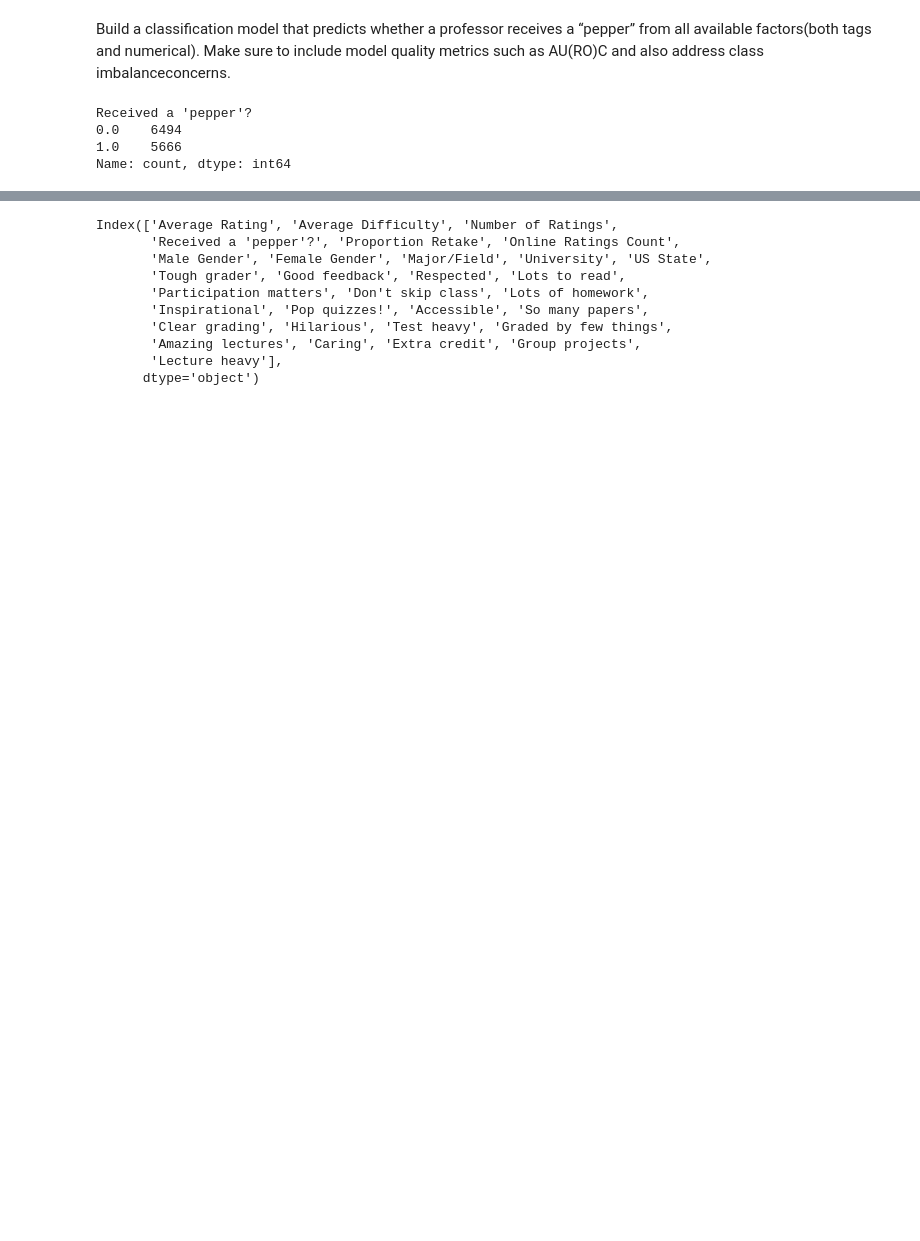
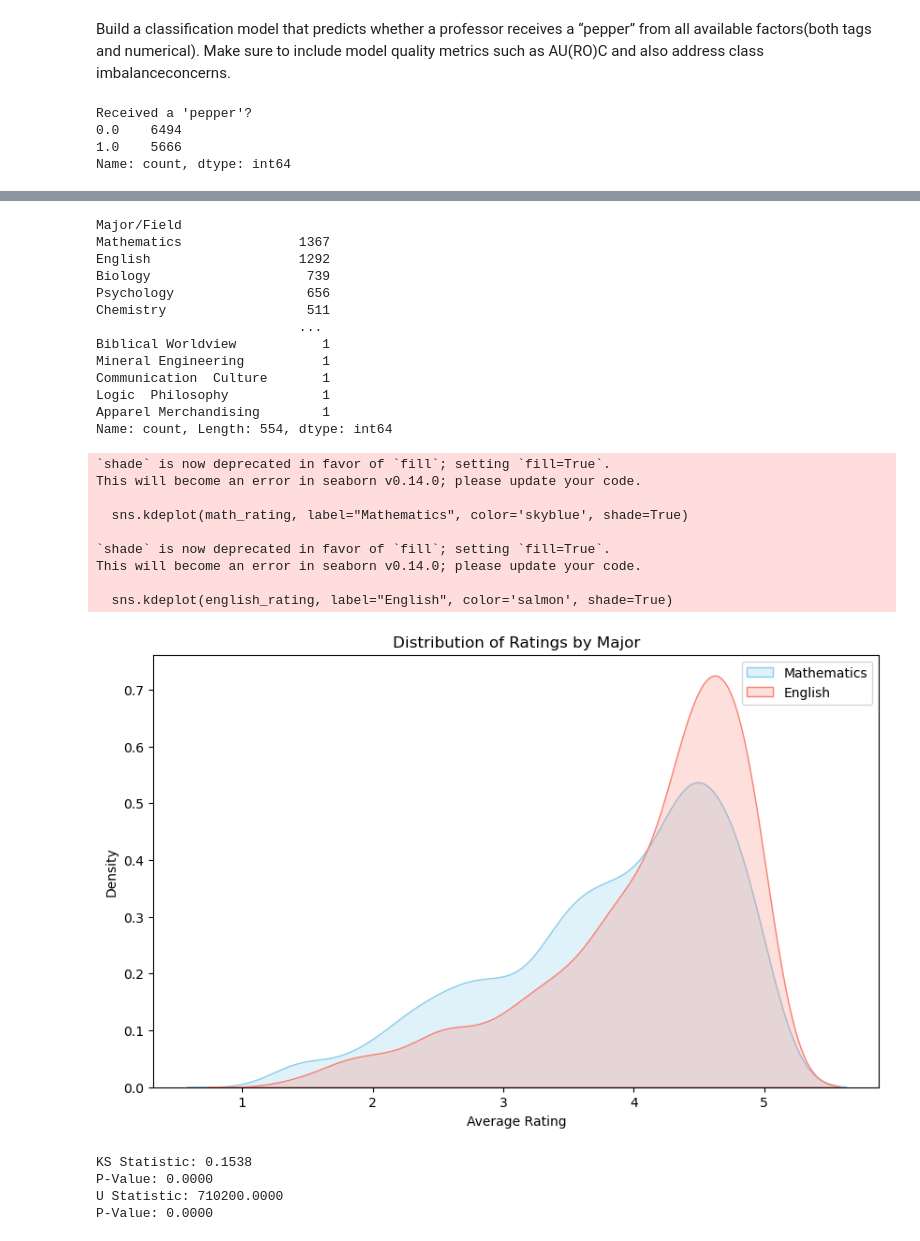
Before and after one commit to jinjinran2001/rmp_analysis, a Jupyter notebook: main.ipynb, the cells around one changed output, grey strips where cells are left out. Cells and saved outputs as stored; diff of their text form; code cells hidden in the pictures; blank space fills up the shorter version.

```diff
--- a/main.ipynb
+++ b/main.ipynb
@@ -1076,13 +597,64 @@ plt.show()
-# %%
-merged_df.columns
-# %% [output]
-Index(['Average Rating', 'Average Difficulty', 'Number of Ratings',
-       'Received a 'pepper'?', 'Proportion Retake', 'Online Ratings Count',
-       'Male Gender', 'Female Gender', 'Major/Field', 'University', 'US State',
-       'Tough grader', 'Good feedback', 'Respected', 'Lots to read',
-       'Participation matters', 'Don't skip class', 'Lots of homework',
-       'Inspirational', 'Pop quizzes!', 'Accessible', 'So many papers',
-       'Clear grading', 'Hilarious', 'Test heavy', 'Graded by few things',
-       'Amazing lectures', 'Caring', 'Extra credit', 'Group projects',
-       'Lecture heavy'],
-      dtype='object')
+# %%
+# Would major affect the rating of a professor?
+
+# see the distribution of major
+print(merged_df["Major/Field"].value_counts())
+
+math_rating = merged_df[merged_df["Major/Field"] == "Mathematics"]["Average Rating"]
+english_rating = merged_df[merged_df["Major/Field"] == "English"]["Average Rating"]
+
+plt.figure(figsize=(10, 6))
+sns.kdeplot(math_rating, label="Mathematics", color='skyblue', shade=True)
+sns.kdeplot(english_rating, label="English", color='salmon', shade=True)
+plt.xlabel("Average Rating")
+plt.ylabel("Density")
+plt.title("Distribution of Ratings by Major")
+plt.legend()
+plt.show()
+
+# KS Statistical test
+from scipy.stats import ks_2samp
+
+# Extract ratings for Mathematics and English majors
+
+
+# Perform the Kolmogorov-Smirnov test
+ks_stat, p_value = ks_2samp(math_rating, english_rating)
+print(f"KS Statistic: {ks_stat:.4f}")
+print(f"P-Value: {p_value:.4f}")
+
+# run mann whitney u test
+from scipy.stats import mannwhitneyu
+
+# Perform the Mann-Whitney U test
+u_stat, p_value = mannwhitneyu(math_rating, english_rating)
+print(f"U Statistic: {u_stat:.4f}")
+print(f"P-Value: {p_value:.4f}")
+# %% [output]
+Major/Field
+Mathematics               1367
+English                   1292
+Biology                    739
+Psychology                 656
+Chemistry                  511
+                          ...
+Biblical Worldview           1
+Mineral Engineering          1
+Communication  Culture       1
+Logic  Philosophy            1
+Apparel Merchandising        1
+Name: count, Length: 554, dtype: int64
+`shade` is now deprecated in favor of `fill`; setting `fill=True`.
+This will become an error in seaborn v0.14.0; please update your code.
+
+  sns.kdeplot(math_rating, label="Mathematics", color='skyblue', shade=True)
+
+`shade` is now deprecated in favor of `fill`; setting `fill=True`.
+This will become an error in seaborn v0.14.0; please update your code.
+
+  sns.kdeplot(english_rating, label="English", color='salmon', shade=True)
+[figure, added]
+KS Statistic: 0.1538
+P-Value: 0.0000
+U Statistic: 710200.0000
+P-Value: 0.0000
```
Also changed, not shown: parts of 17 cells of this notebook.
